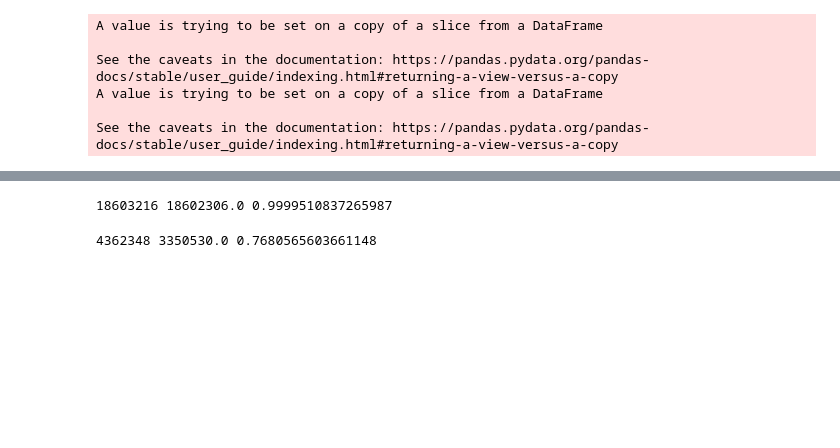
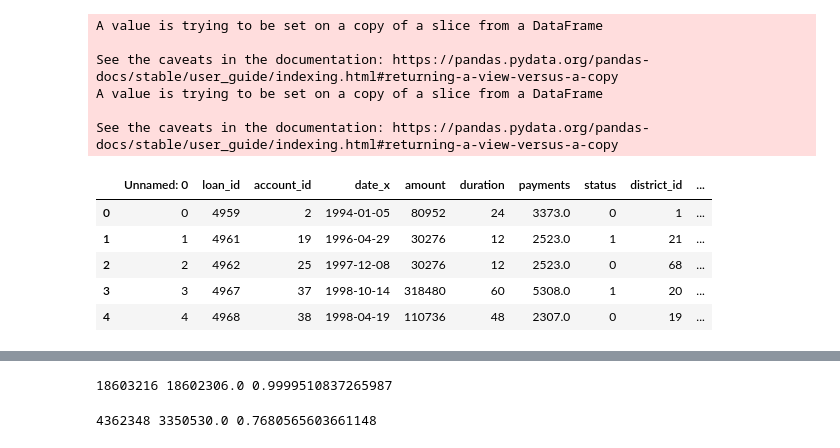
Before and after one commit to silvrowl/Loan_Approval_Project, a Jupyter notebook: 02_loan_discovery.ipynb, the cells around one changed output, grey strips where cells are left out. Cells and saved outputs as stored; diff of their text form; code cells hidden in the pictures; blank space fills up the shorter version.

```diff
--- a/02_loan_discovery.ipynb
+++ b/02_loan_discovery.ipynb
@@ -79,4 +68,13 @@ See the caveats in the documentation: https://pandas.pydata.org/pandas-docs/stab
 A value is trying to be set on a copy of a slice from a DataFrame
 
 See the caveats in the documentation: https://pandas.pydata.org/pandas-docs/stable/user_guide/indexing.html#returning-a-view-versus-a-copy
+# %%
+loans_base_df.head()
+# %% [output]
+|  | Unnamed: 0 | loan_id | account_id | date_x | amount | duration | payments | status | district_id | ... |
+| 0 | 0 | 4959 | 2 | 1994-01-05 | 80952 | 24 | 3373.0 | 0 | 1 | ... |
+| 1 | 1 | 4961 | 19 | 1996-04-29 | 30276 | 12 | 2523.0 | 1 | 21 | ... |
+| 2 | 2 | 4962 | 25 | 1997-12-08 | 30276 | 12 | 2523.0 | 0 | 68 | ... |
+| 3 | 3 | 4967 | 37 | 1998-10-14 | 318480 | 60 | 5308.0 | 1 | 20 | ... |
+| 4 | 4 | 4968 | 38 | 1998-04-19 | 110736 | 48 | 2307.0 | 0 | 19 | ... |
 # %%
```
Also changed, not shown: parts of 16 cells of this notebook, 10 other files.
